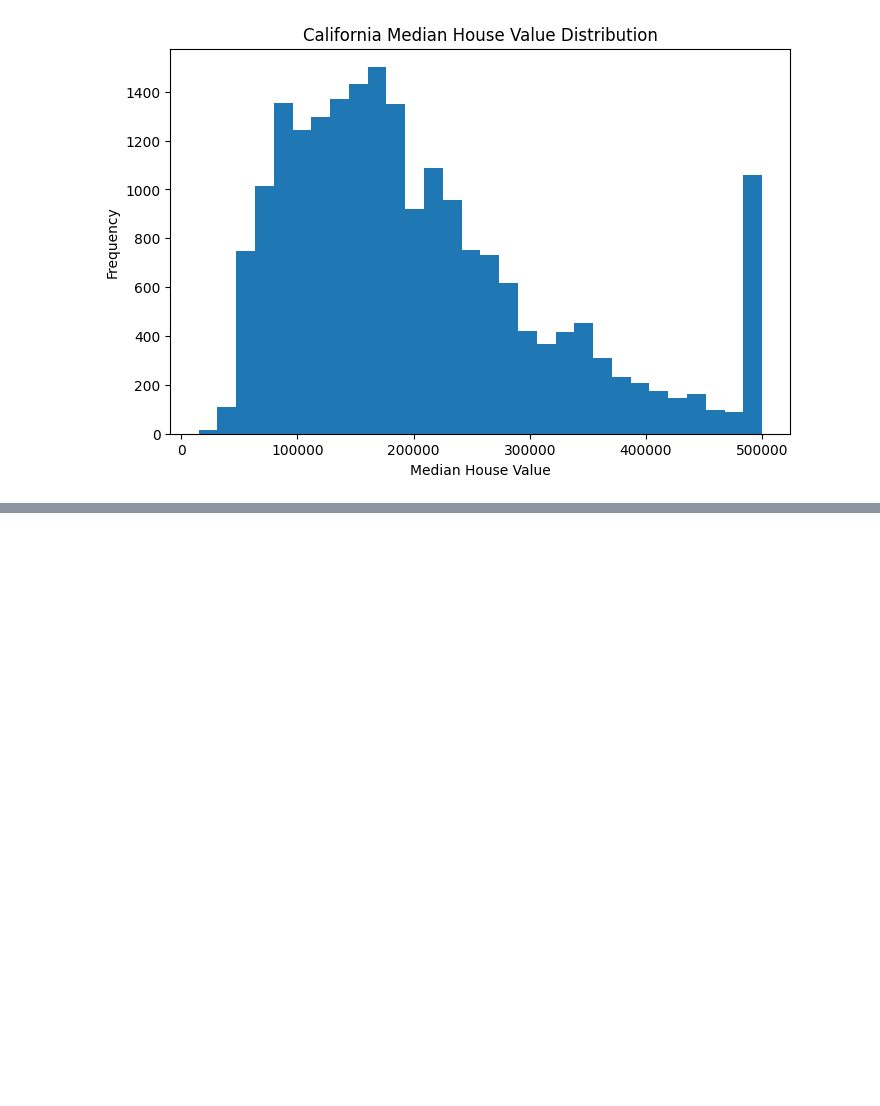
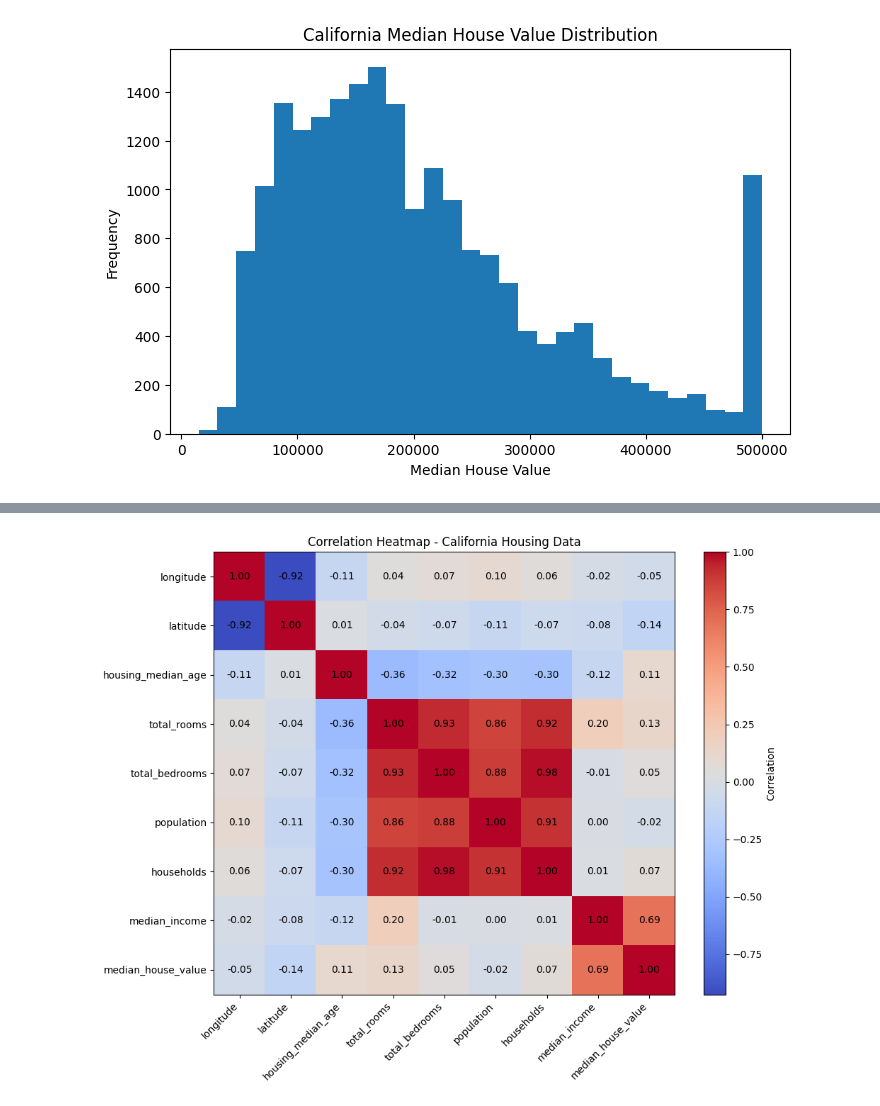
Before and after one commit to kinghighshow/LinearRegressionArchitecture_Group1, a Jupyter notebook: notebooks/EDA.ipynb, the cells around one changed output, grey strips where cells are left out. Cells and saved outputs as stored; diff of their text form; code cells hidden in the pictures; blank space fills up the shorter version.

```diff
--- a/notebooks/EDA.ipynb
+++ b/notebooks/EDA.ipynb
@@ -365 +369,37 @@ plt.show()
+# %%
+# Correlation heatmap for numerical variables
+
+california_numeric = california.select_dtypes(include='number')
+correlation_matrix = california_numeric.corr()
+
+plt.figure(figsize=(10, 8))
+plt.imshow(correlation_matrix, cmap='coolwarm', aspect='auto')
+plt.colorbar(label='Correlation')
+
+plt.xticks(
+    range(len(correlation_matrix.columns)),
+    correlation_matrix.columns,
+    rotation=45,
+    ha='right'
+)
+plt.yticks(
+    range(len(correlation_matrix.columns)),
+    correlation_matrix.columns
+)
+
+for i in range(len(correlation_matrix.columns)):
+    for j in range(len(correlation_matrix.columns)):
+        plt.text(
+            j,
+            i,
+            f'{correlation_matrix.iloc[i, j]:.2f}',
+            ha='center',
+            va='center'
+        )
+
+plt.title('Correlation Heatmap - California Housing Data')
+plt.tight_layout()
+plt.show()
+# %% [output]
+[figure, added]
 # %% [markdown]
```
Also changed, not shown: parts of 2 cells of this notebook, 1 other file.
